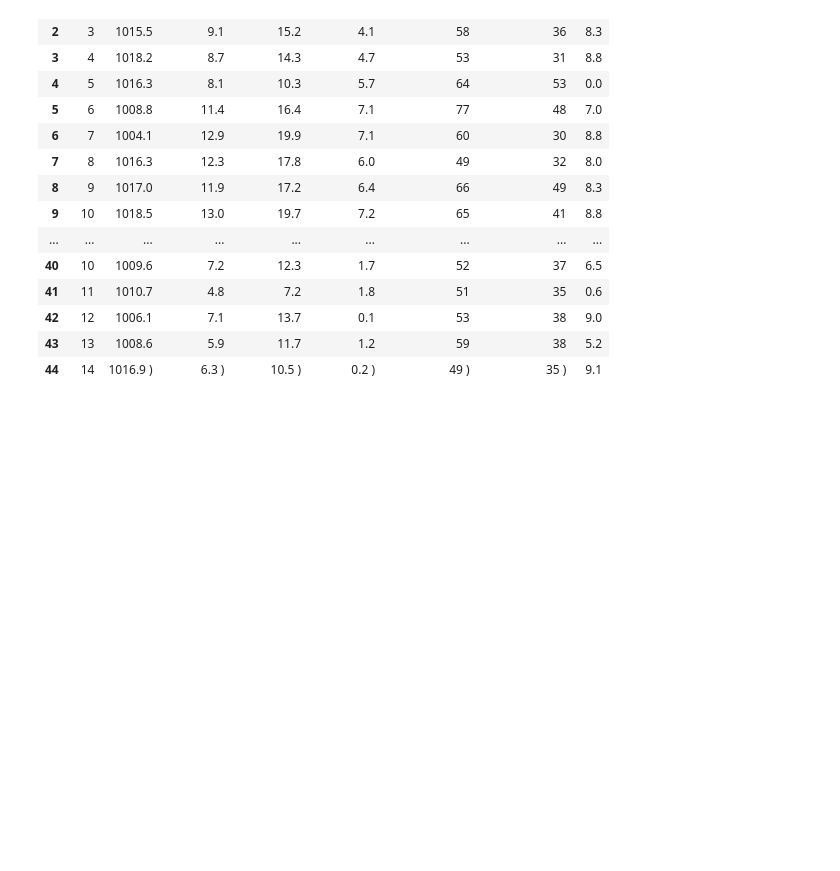
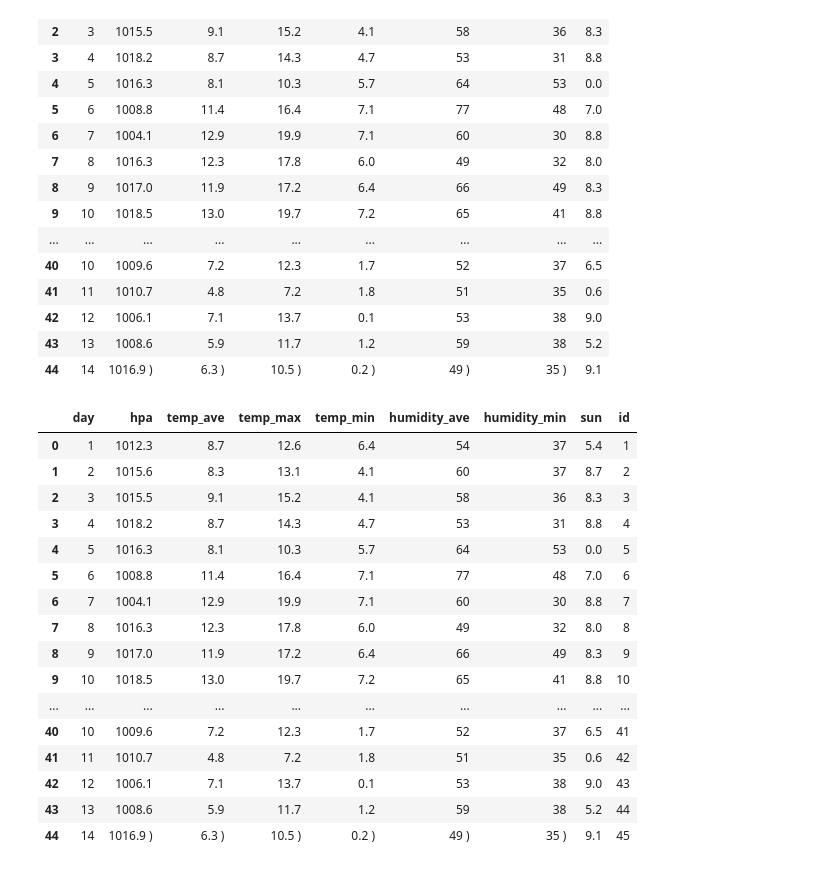
Before and after one commit to naoki-27/ds_program_health, a Jupyter notebook: analaysis_test.ipynb, the cells around one changed output. Saved outputs shown, nothing was run; the diff lists cells and outputs as text; code cells hidden in the pictures; blank space fills up the shorter version.

```diff
--- a/analaysis_test.ipynb
+++ b/analaysis_test.ipynb
@@ -87,3 +89,25 @@ df_weather
 | 42 | 12 | 1006.1 | 7.1 | 13.7 | 0.1 | 53 | 38 | 9.0 |
 | 43 | 13 | 1008.6 | 5.9 | 11.7 | 1.2 | 59 | 38 | 5.2 |
 | 44 | 14 | 1016.9 ) | 6.3 ) | 10.5 ) | 0.2 ) | 49 ) | 35 ) | 9.1 |
+# %%
+df_weather['id'] = list(range(1, 46))
+# %%
+df_weather
+# %% [output]
+|  | day | hpa | temp_ave | temp_max | temp_min | humidity_ave | humidity_min | sun | id |
+| 0 | 1 | 1012.3 | 8.7 | 12.6 | 6.4 | 54 | 37 | 5.4 | 1 |
+| 1 | 2 | 1015.6 | 8.3 | 13.1 | 4.1 | 60 | 37 | 8.7 | 2 |
+| 2 | 3 | 1015.5 | 9.1 | 15.2 | 4.1 | 58 | 36 | 8.3 | 3 |
+| 3 | 4 | 1018.2 | 8.7 | 14.3 | 4.7 | 53 | 31 | 8.8 | 4 |
+| 4 | 5 | 1016.3 | 8.1 | 10.3 | 5.7 | 64 | 53 | 0.0 | 5 |
+| 5 | 6 | 1008.8 | 11.4 | 16.4 | 7.1 | 77 | 48 | 7.0 | 6 |
+| 6 | 7 | 1004.1 | 12.9 | 19.9 | 7.1 | 60 | 30 | 8.8 | 7 |
+| 7 | 8 | 1016.3 | 12.3 | 17.8 | 6.0 | 49 | 32 | 8.0 | 8 |
+| 8 | 9 | 1017.0 | 11.9 | 17.2 | 6.4 | 66 | 49 | 8.3 | 9 |
+| 9 | 10 | 1018.5 | 13.0 | 19.7 | 7.2 | 65 | 41 | 8.8 | 10 |
+| ... | ... | ... | ... | ... | ... | ... | ... | ... | ... |
+| 40 | 10 | 1009.6 | 7.2 | 12.3 | 1.7 | 52 | 37 | 6.5 | 41 |
+| 41 | 11 | 1010.7 | 4.8 | 7.2 | 1.8 | 51 | 35 | 0.6 | 42 |
+| 42 | 12 | 1006.1 | 7.1 | 13.7 | 0.1 | 53 | 38 | 9.0 | 43 |
+| 43 | 13 | 1008.6 | 5.9 | 11.7 | 1.2 | 59 | 38 | 5.2 | 44 |
+| 44 | 14 | 1016.9 ) | 6.3 ) | 10.5 ) | 0.2 ) | 49 ) | 35 ) | 9.1 | 45 |
```
Also changed, not shown: parts of 3 cells of this notebook, 3 other files.
